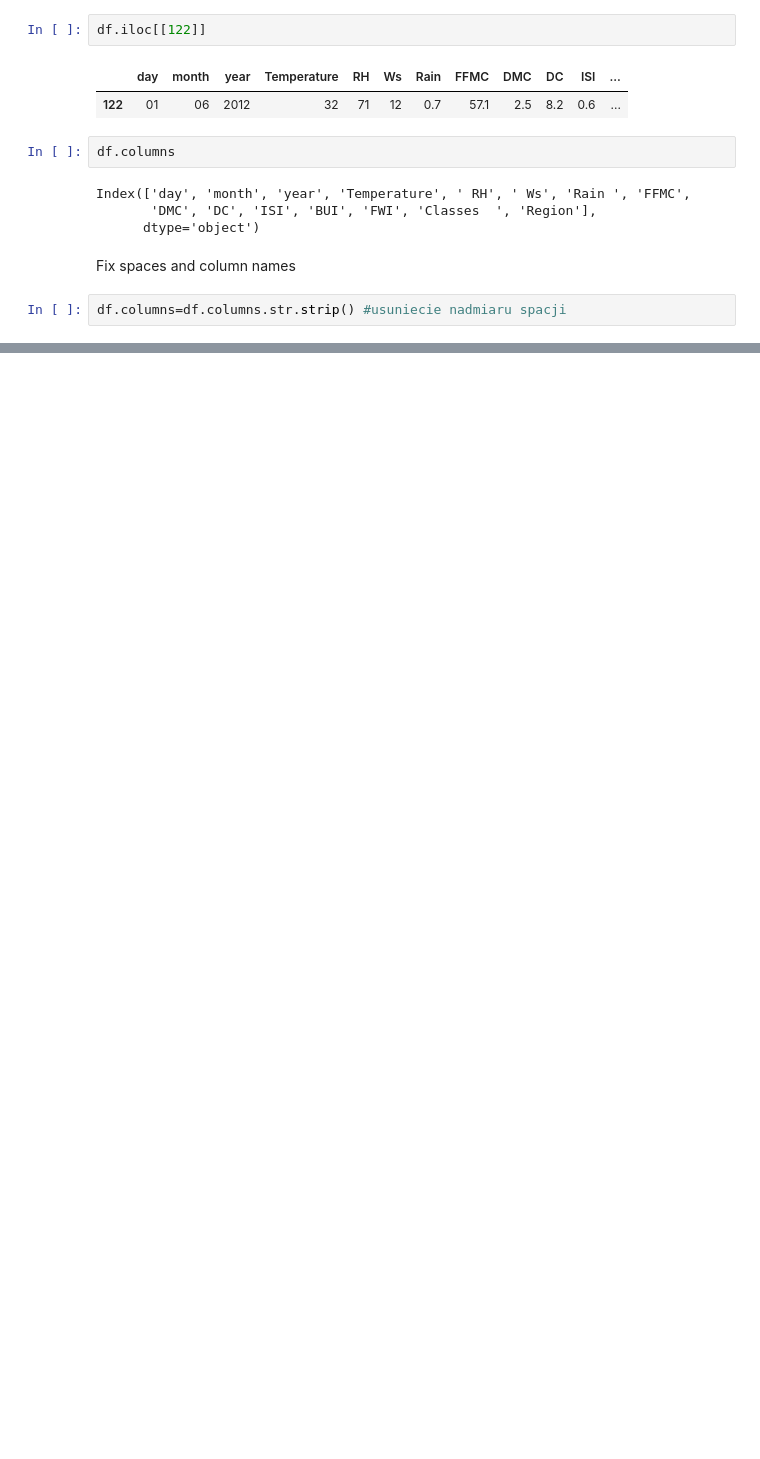
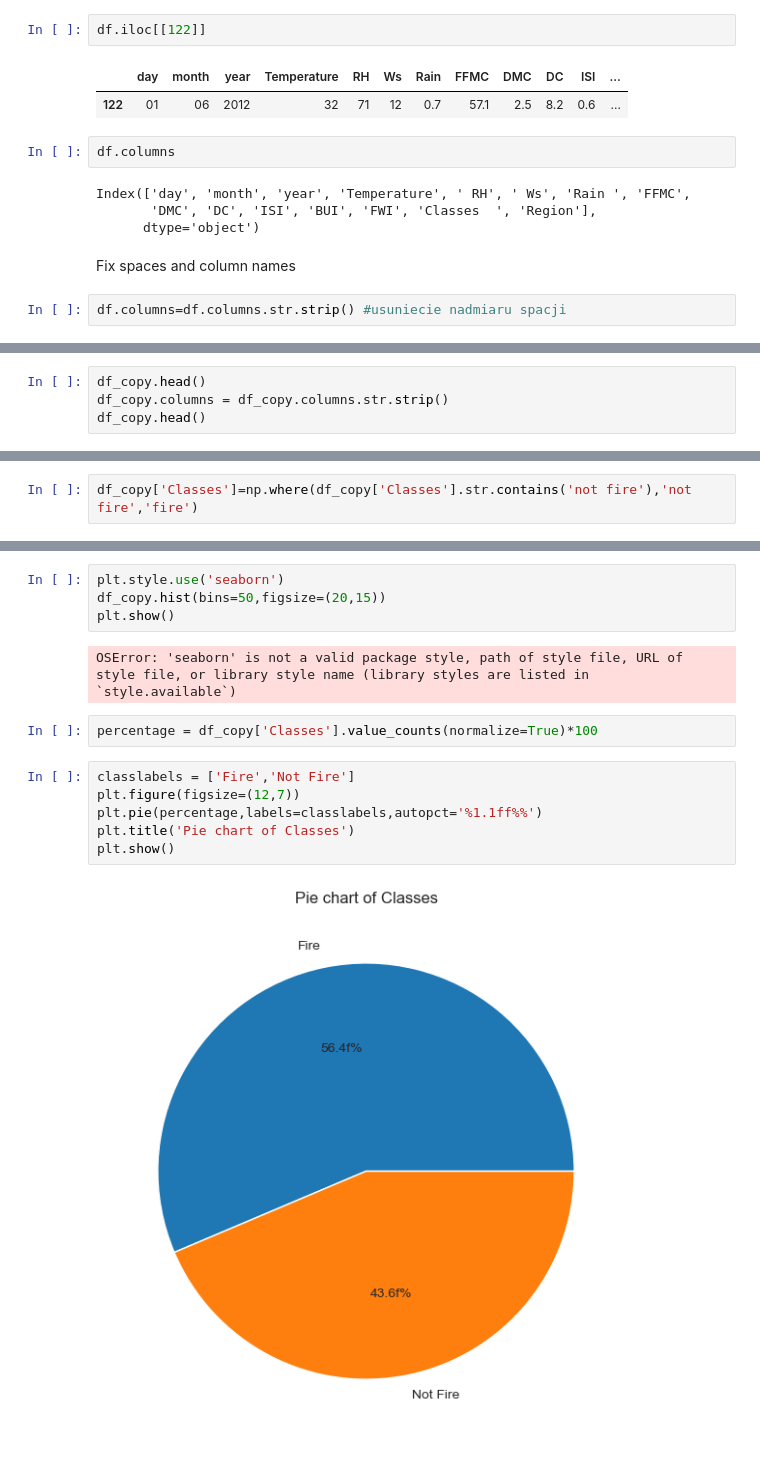
Before and after one commit to sdrapinski/python-ml-2024, a Jupyter notebook: udemy/linear_regresion/ridge_lasso_regression/cleaning_data.ipynb, the cells around one changed output, grey strips where cells are left out. Saved outputs shown, nothing was run; the diff lists cells and outputs as text; blank space fills up the shorter version.

```diff
--- a/udemy/linear_regresion/ridge_lasso_regression/cleaning_data.ipynb
+++ b/udemy/linear_regresion/ridge_lasso_regression/cleaning_data.ipynb
@@ -160,0 +219,4 @@ df.columns=df.columns.str.strip() #usuniecie nadmiaru spacji
+# %%
+df_copy.head()
+df_copy.columns = df_copy.columns.str.strip()
+df_copy.head()
@@ -160,0 +230,2 @@ df.columns=df.columns.str.strip() #usuniecie nadmiaru spacji
+# %%
+df_copy['Classes']=np.where(df_copy['Classes'].str.contains('not fire'),'not fire','fire')
@@ -160,0 +248,16 @@ df.columns=df.columns.str.strip() #usuniecie nadmiaru spacji
+# %%
+plt.style.use('seaborn')
+df_copy.hist(bins=50,figsize=(20,15))
+plt.show()
+# %% [output]
+OSError: 'seaborn' is not a valid package style, path of style file, URL of style file, or library style name (library styles are listed in `style.available`)
+# %%
+percentage = df_copy['Classes'].value_counts(normalize=True)*100
+# %%
+classlabels = ['Fire','Not Fire']
+plt.figure(figsize=(12,7))
+plt.pie(percentage,labels=classlabels,autopct='%1.1ff%%')
+plt.title('Pie chart of Classes')
+plt.show()
+# %% [output]
+[figure, added]
```
Also changed, not shown: parts of 16 cells of this notebook, 2 other files.
